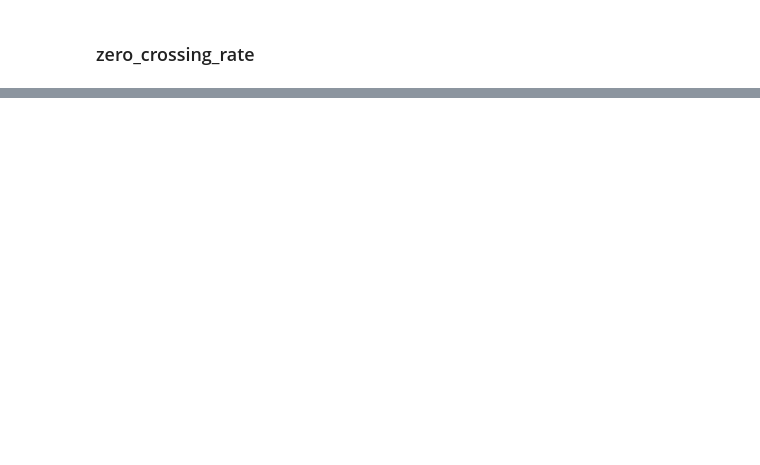
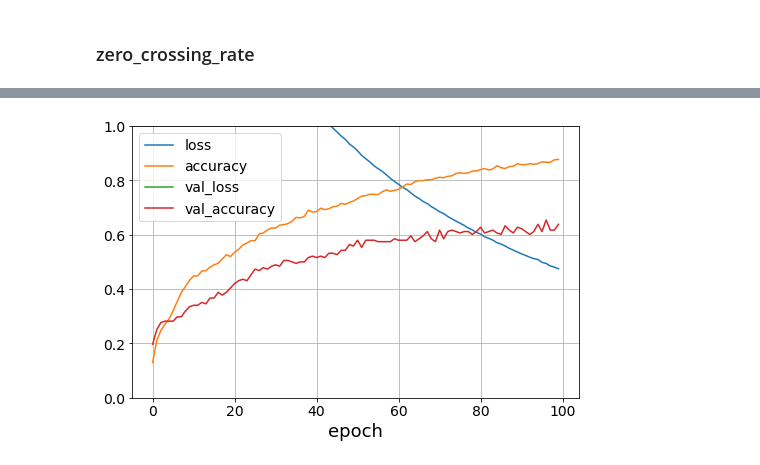
Before and after one commit to andbluedev/Music-Genre-Classification-Notebooks, a Jupyter notebook: Dataset_Analysis.ipynb, the cells around one changed output, grey strips where cells are left out. Drawn from its saved outputs; the diff is of its cells as text; code cells hidden in the pictures; blank space fills up the shorter version.

```diff
--- a/Dataset_Analysis.ipynb
+++ b/Dataset_Analysis.ipynb
@@ -310,0 +294,33 @@ df.boxplot(column=["zero_crossing_rate"], by='label', ax=ax)
+# %%
+from sklearn.model_selection import train_test_split
+from sklearn import preprocessing
+
+encoder = preprocessing.LabelEncoder()
+encoder.fit(y)
+
+y_encoded = encoder.transform(y)
+
+
+X_train_full, X_test, y_train_full, y_test = train_test_split(X, y_encoded)
+X_train, X_valid, y_train, y_valid = train_test_split(X_train_full, y_train_full)
+# %%
+import tensorflow as tf
+from tensorflow.keras.models import Sequential
+from tensorflow.keras.layers import Input, Dense
+from tensorflow.keras.optimizers import SGD
+
+model = Sequential([
+    Input(shape=X.shape[1:]),
+    Dense(600, activation="relu"),
+    Dense(300, activation="relu"),
+    Dense(100, activation="relu"),
+    Dense(10, activation="softmax"),
+])
+
+model.compile(loss="sparse_categorical_crossentropy", # because classes are exclusive or else we would use  categorical_crossentropy
+             optimizer=SGD(learning_rate=0.01), # Stochastic Gradient Descent, will use backpropoagation (reverse mode autodiff + Gradient Descent
+             metrics=["accuracy"],)
+
+model.summary()
+
+history = model.fit(X_train, y_train, epochs=100, validation_data=(X_valid, y_valid))
@@ -310,0 +345,12 @@ df.boxplot(column=["zero_crossing_rate"], by='label', ax=ax)
+# %%
+mse_test = model.evaluate(X_test, y_test)
+
+import pandas as pd
+import matplotlib.pyplot as plt
+
+pd.DataFrame(history.history).plot(figsize=(8, 5))
+plt.grid(True)
+plt.gca().set_ylim(0, 1) # set the vertical range to [0-1]
+plt.xlabel("epoch")
+plt.show()
+# %% [output]
@@ -310,0 +358 @@ df.boxplot(column=["zero_crossing_rate"], by='label', ax=ax)
+[figure, added]
```
Also changed, not shown: parts of 54 cells of this notebook.
